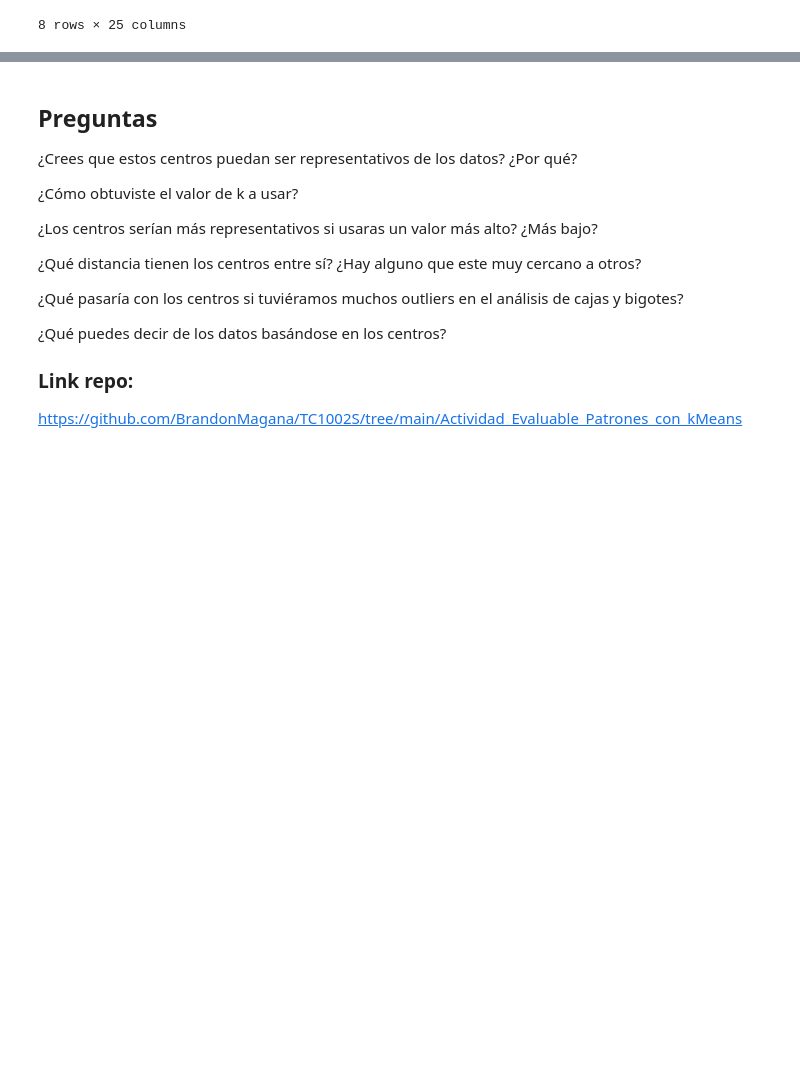
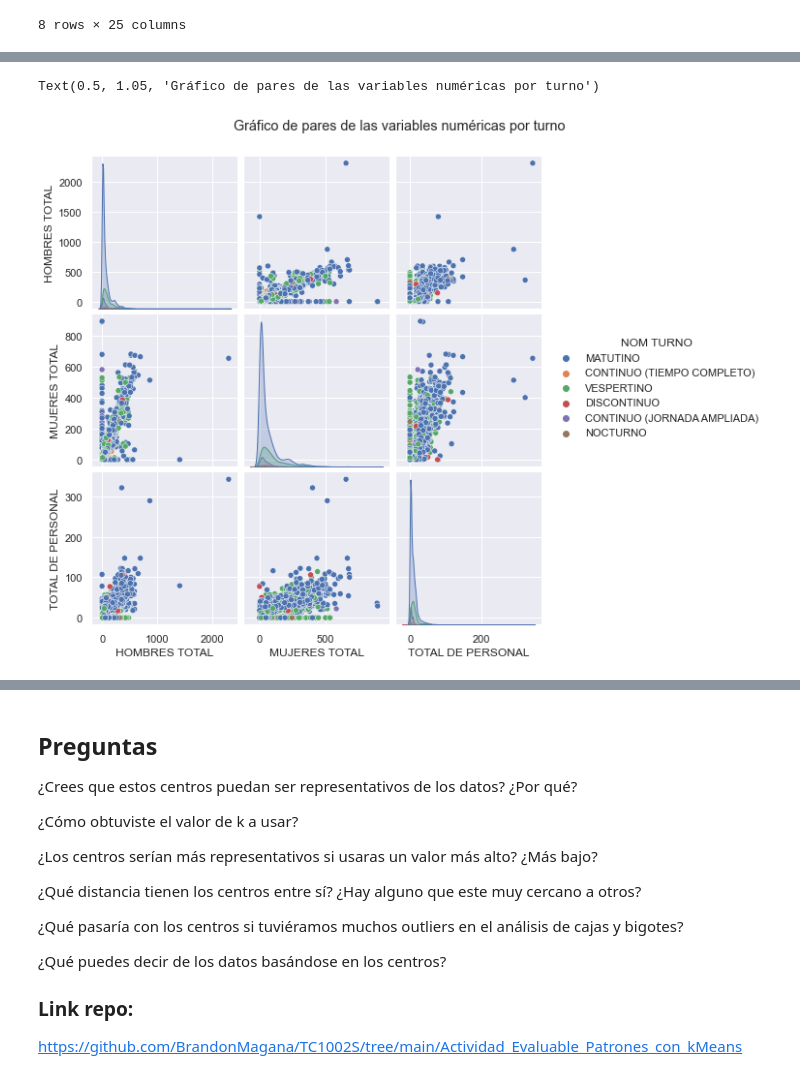
Before and after one commit to BrandonMagana/TC1002S, a Jupyter notebook: Actividad_Evaluable_Patrones_con_kMeans/Actividad3.ipynb, the cells around one changed output, grey strips where cells are left out. Saved outputs shown, nothing was run; the diff lists cells and outputs as text; code cells hidden in the pictures; blank space fills up the shorter version.

Commit message:
k-means graficas

```diff
--- a/Actividad_Evaluable_Patrones_con_kMeans/Actividad3.ipynb
+++ b/Actividad_Evaluable_Patrones_con_kMeans/Actividad3.ipynb
@@ -60,13 +60,7 @@ df.describe()
 | max | 125.000000 | 773.000000 | 412.000000 | 998.000000 | 521.000000 | 260.000000 | 689.000000 | 496.000000 | 316.00000 | ... |
 8 rows × 25 columns
 # %%
-# Vamos a graficar las 3 variables al mismo tiempo. Para ello, necesitamos
-# importar una librería más
-import plotly.express as px
-
-# Creamos la figura donde graficaremos
-fig = px.scatter(x=[0, 1, 2, 3, 4], y=[0, 1, 4, 9, 16])
-fig.show()
-# mostramos la imagen
-fig.show()
+df = df[['HOMBRES TOTAL', 'MUJERES TOTAL', 'TOTAL DE PERSONAL', 'NOM TURNO']]
+sns.pairplot(data=df, hue='NOM TURNO')
+plt.suptitle('Gráfico de pares de las variables numéricas por turno', y=1.05)
 # %% [output]
@@ -74,0 +67,2 @@ fig.show()
+Text(0.5, 1.05, 'Gráfico de pares de las variables numéricas por turno')
+[figure, added]
```
Also changed, not shown: parts of 5 cells of this notebook, 1 other file.
